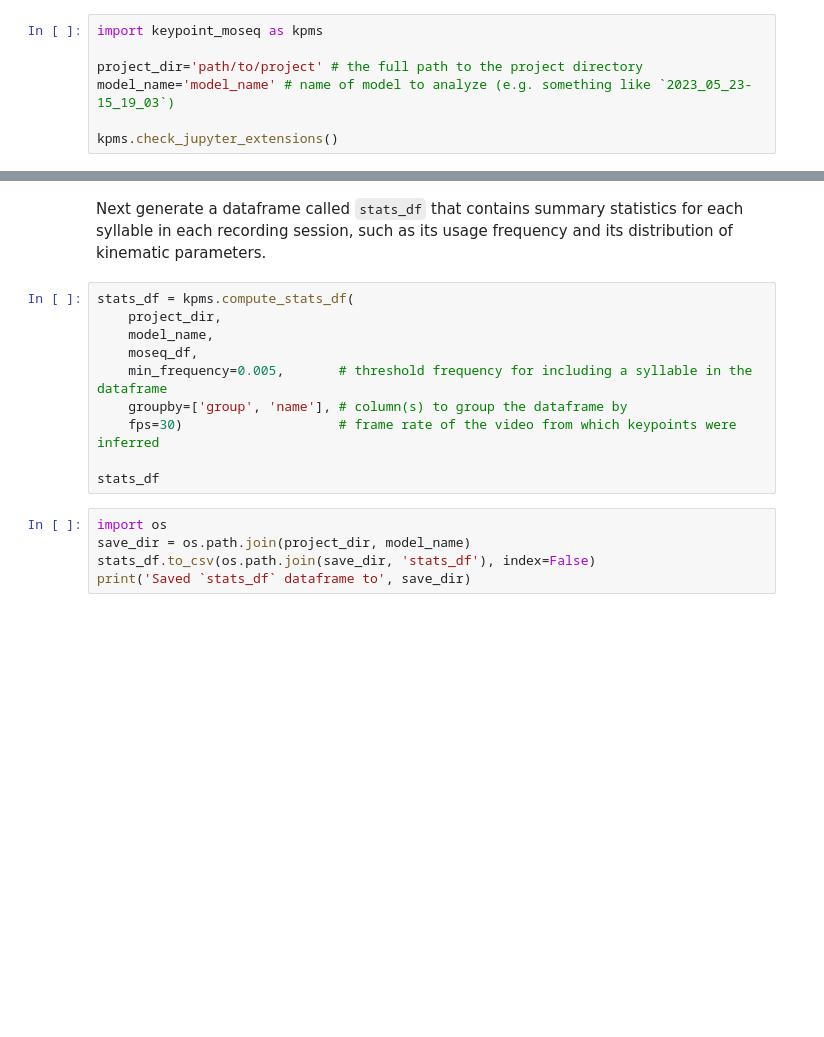
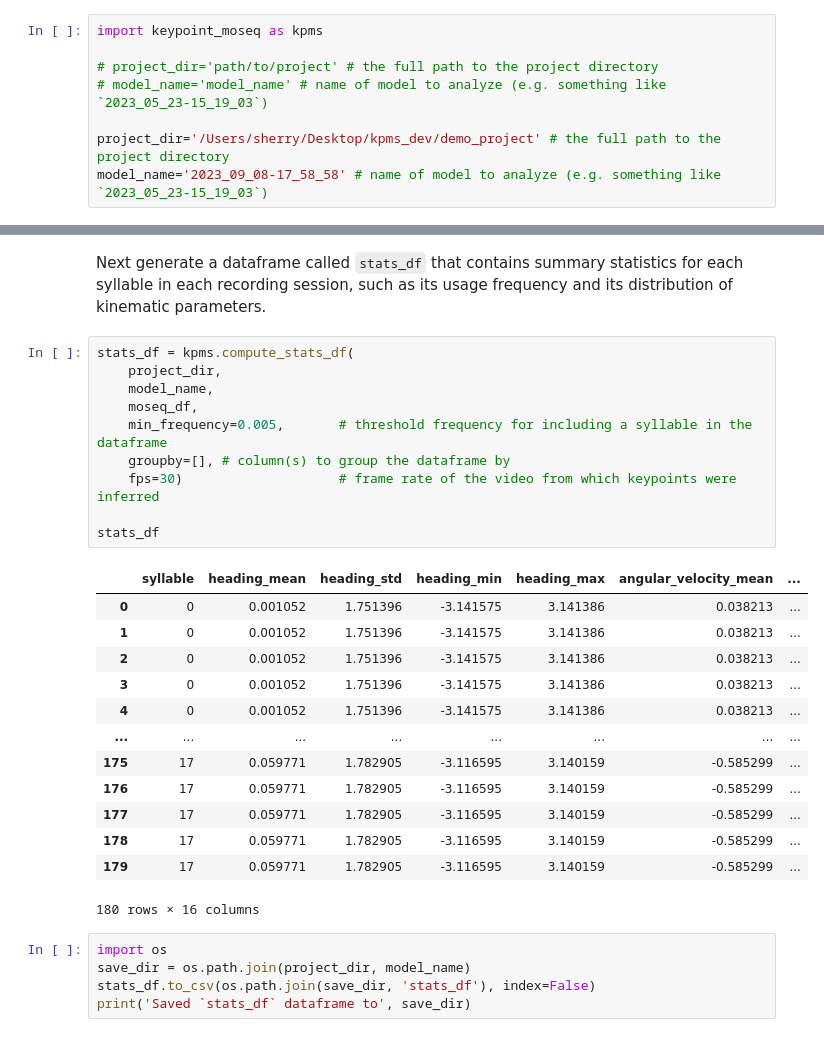
Before and after one commit to dattalab/keypoint-moseq, a Jupyter notebook: docs/source/analysis.ipynb, the cells around one changed output, grey strips where cells are left out. Drawn from its saved outputs; the diff is of its cells as text; blank space fills up the shorter version.

```diff
--- a/docs/source/analysis.ipynb
+++ b/docs/source/analysis.ipynb
@@ -22,7 +22,8 @@ If the required jupyter extensions doesn't load corectly, you won't be able to u
 # %%
 import keypoint_moseq as kpms
 
-project_dir='path/to/project' # the full path to the project directory
-model_name='model_name' # name of model to analyze (e.g. something like `2023_05_23-15_19_03`)
+# project_dir='path/to/project' # the full path to the project directory
+# model_name='model_name' # name of model to analyze (e.g. something like `2023_05_23-15_19_03`)
 
-kpms.check_jupyter_extensions()
+project_dir='/Users/sherry/Desktop/kpms_dev/demo_project' # the full path to the project directory
+model_name='2023_09_08-17_58_58' # name of model to analyze (e.g. something like `2023_05_23-15_19_03`)
@@ -72,13 +96,27 @@ Next generate a dataframe called `stats_df` that contains summary statistics for
 # %%
 stats_df = kpms.compute_stats_df(
     project_dir,
     model_name,
     moseq_df,
     min_frequency=0.005,       # threshold frequency for including a syllable in the dataframe
-    groupby=['group', 'name'], # column(s) to group the dataframe by
+    groupby=[], # column(s) to group the dataframe by
     fps=30)                    # frame rate of the video from which keypoints were inferred
 
 stats_df
+# %% [output]
+|  | syllable | heading_mean | heading_std | heading_min | heading_max | angular_velocity_mean | ... |
+| 0 | 0 | 0.001052 | 1.751396 | -3.141575 | 3.141386 | 0.038213 | ... |
+| 1 | 0 | 0.001052 | 1.751396 | -3.141575 | 3.141386 | 0.038213 | ... |
+| 2 | 0 | 0.001052 | 1.751396 | -3.141575 | 3.141386 | 0.038213 | ... |
+| 3 | 0 | 0.001052 | 1.751396 | -3.141575 | 3.141386 | 0.038213 | ... |
+| 4 | 0 | 0.001052 | 1.751396 | -3.141575 | 3.141386 | 0.038213 | ... |
+| ... | ... | ... | ... | ... | ... | ... | ... |
+| 175 | 17 | 0.059771 | 1.782905 | -3.116595 | 3.140159 | -0.585299 | ... |
+| 176 | 17 | 0.059771 | 1.782905 | -3.116595 | 3.140159 | -0.585299 | ... |
+| 177 | 17 | 0.059771 | 1.782905 | -3.116595 | 3.140159 | -0.585299 | ... |
+| 178 | 17 | 0.059771 | 1.782905 | -3.116595 | 3.140159 | -0.585299 | ... |
+| 179 | 17 | 0.059771 | 1.782905 | -3.116595 | 3.140159 | -0.585299 | ... |
+180 rows × 16 columns
 # %%
 import os
 save_dir = os.path.join(project_dir, model_name)
```
Also changed, not shown: parts of 4 cells of this notebook, 1 other file.
